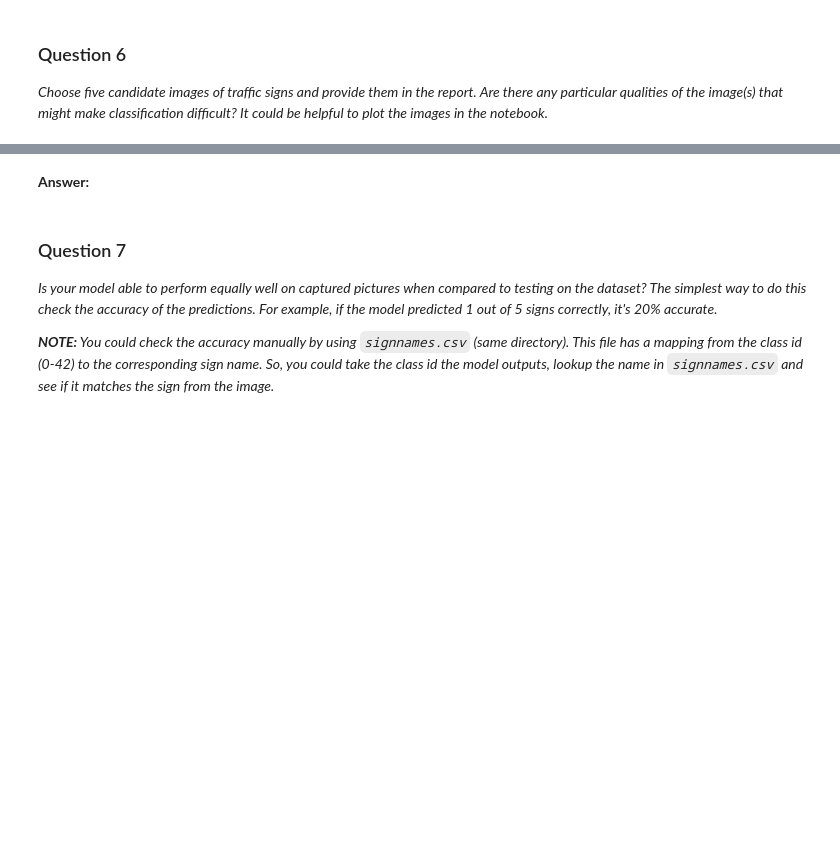
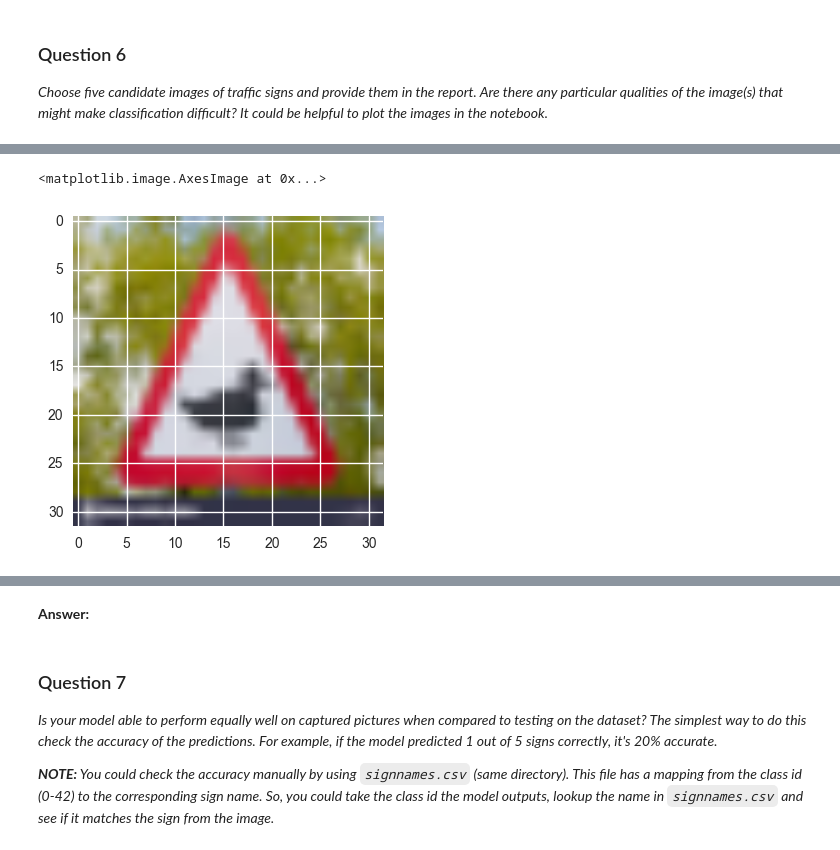
Before and after one commit to tfolkman/self-driving-car-nd, a Jupyter notebook: CarND-Traffic-Sign-Classifier-Project/Traffic_Sign_Classifier.ipynb, the cells around one changed output, grey strips where cells are left out. Drawn from its saved outputs; the diff is of its cells as text; code cells hidden in the pictures; blank space fills up the shorter version.

```diff
--- a/CarND-Traffic-Sign-Classifier-Project/Traffic_Sign_Classifier.ipynb
+++ b/CarND-Traffic-Sign-Classifier-Project/Traffic_Sign_Classifier.ipynb
@@ -422,0 +426,5 @@ _Choose five candidate images of traffic signs and provide them in the report. A
+# %%
+plt.imshow(sign_1)
+# %% [output]
+<matplotlib.image.AxesImage at 0x...>
+[figure, added]
```
Also changed, not shown: parts of 15 cells of this notebook, 6 other files.
